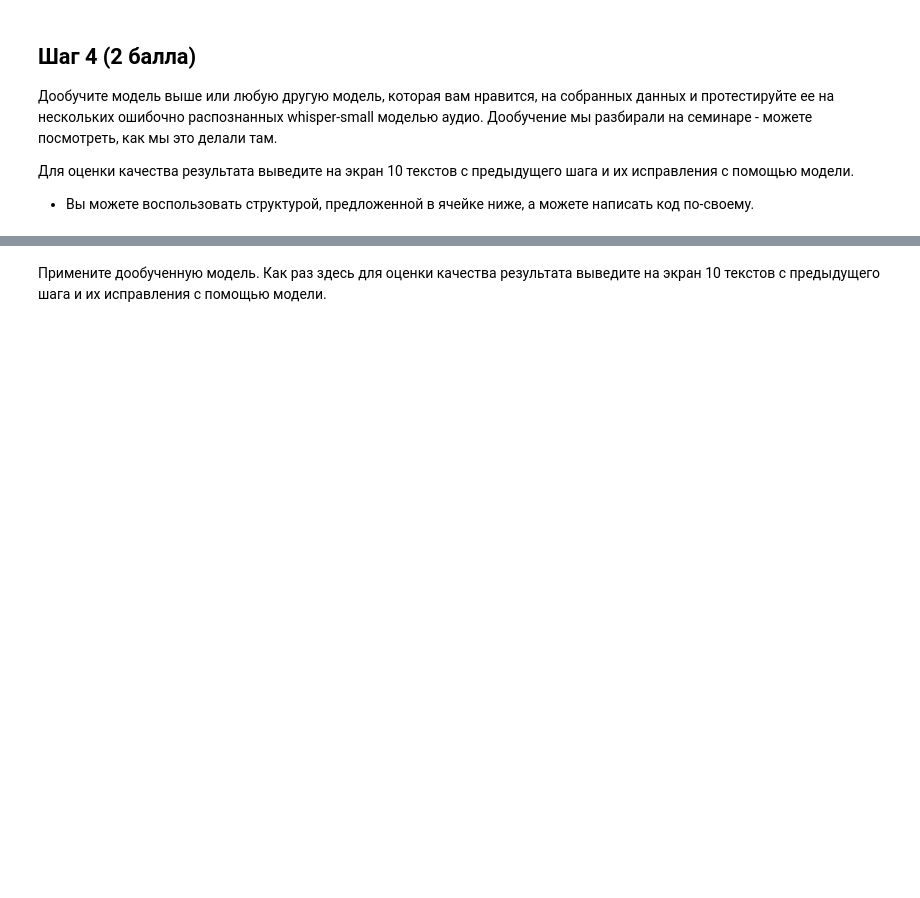
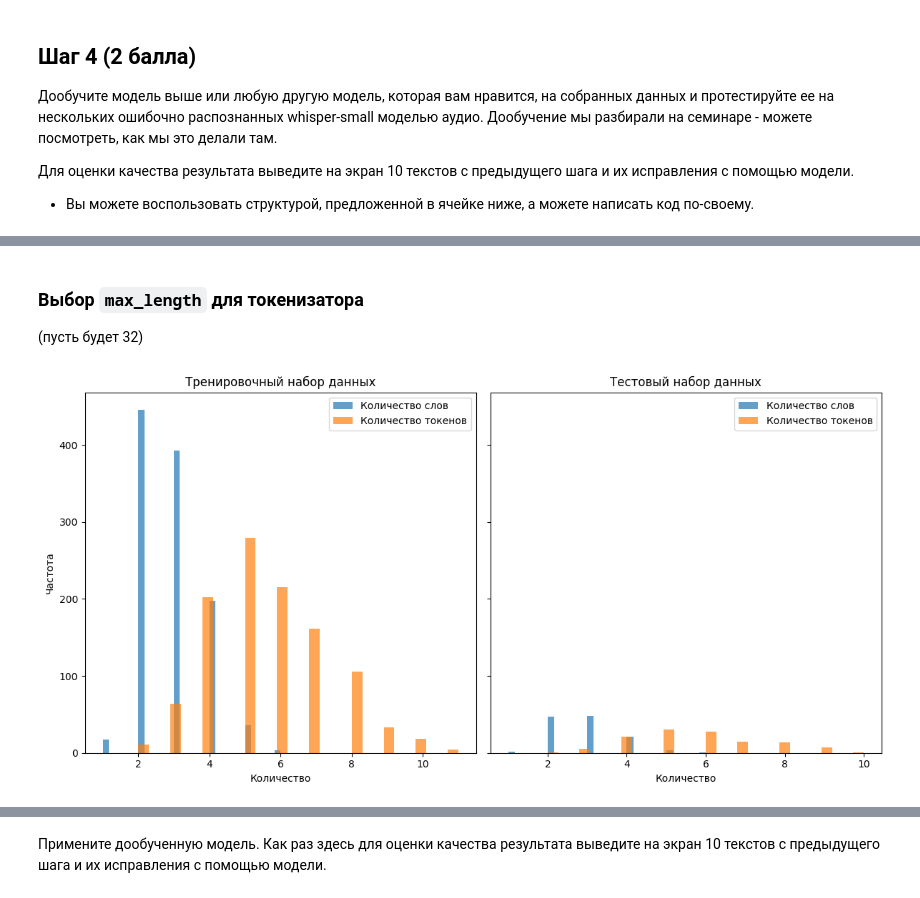
Before and after one commit to psaw/GM-HSE-AI-masters-course, a Jupyter notebook: homeworks/base/GenDL_HT1_base.ipynb, the cells around one changed output, grey strips where cells are left out. Drawn from its saved outputs; the diff is of its cells as text; code cells hidden in the pictures; blank space fills up the shorter version.

```diff
--- a/homeworks/base/GenDL_HT1_base.ipynb
+++ b/homeworks/base/GenDL_HT1_base.ipynb
@@ -749,0 +733,11 @@ tokenizer.save_pretrained("...")
+# %%
+import torch
+from datasets import load_dataset
+from transformers import AutoTokenizer, AutoModelForSeq2SeqLM, DataCollatorForSeq2Seq, Seq2SeqTrainer, Seq2SeqTrainingArguments
+from huggingface_hub import login
+import evaluate
+
+# Модель
+t5_tokenizer_2 = AutoTokenizer.from_pretrained("UrukHan/t5-russian-spell")
+t5_model_2 = AutoModelForSeq2SeqLM.from_pretrained("UrukHan/t5-russian-spell")
+t5_model_2.to(device)
@@ -749,0 +762,7 @@ tokenizer.save_pretrained("...")
+# %%
+# Загружаем свой CSV с парами (input → target)
+# если работает дольше 5 секунд - прервать и повторить
+login(token=huggingface_token)
+full_dataset_2 = load_dataset("psaw77/russian-spell-correction-dataset")
+dataset_2 = full_dataset_2['train'].train_test_split(test_size=0.1)
+dataset_2
@@ -749,0 +780,36 @@ tokenizer.save_pretrained("...")
+# %% [markdown]
+### Выбор `max_length` для токенизатора
+(пусть будет 32)
+# %%
+import matplotlib.pyplot as plt
+
+# Подсчет количества слов и токенов с использованием токенизатора
+train_word_counts = [len(example['input'].split()) for example in dataset_2['train']]
+
+train_token_counts = [len(t5_tokenizer_2.tokenize(example['input'])) for example in dataset_2['train']]
+
+test_word_counts = [len(example['input'].split()) for example in dataset_2['test']]
+test_token_counts = [len(t5_tokenizer_2.tokenize(example['input'])) for example in dataset_2['test']]
+
+# Визуализация результатов
+fig, axes = plt.subplots(1, 2, figsize=(12, 6), sharey=True)
+
+# Гистограмма для тренировочного набора данных
+axes[0].hist(train_word_counts, bins=30, alpha=0.7, label='Количество слов')
+axes[0].hist(train_token_counts, bins=30, alpha=0.7, label='Количество токенов')
+axes[0].set_title('Тренировочный набор данных')
+axes[0].set_xlabel('Количество')
+axes[0].set_ylabel('Частота')
+axes[0].legend()
+
+# Гистограмма для тестового набора данных
+axes[1].hist(test_word_counts, bins=30, alpha=0.7, label='Количество слов')
+axes[1].hist(test_token_counts, bins=30, alpha=0.7, label='Количество токенов')
+axes[1].set_title('Тестовый набор данных')
+axes[1].set_xlabel('Количество')
+axes[1].legend()
+
+plt.tight_layout()
+plt.show()
+# %% [output]
+[figure, added]
```
Also changed, not shown: parts of 20 cells of this notebook.
